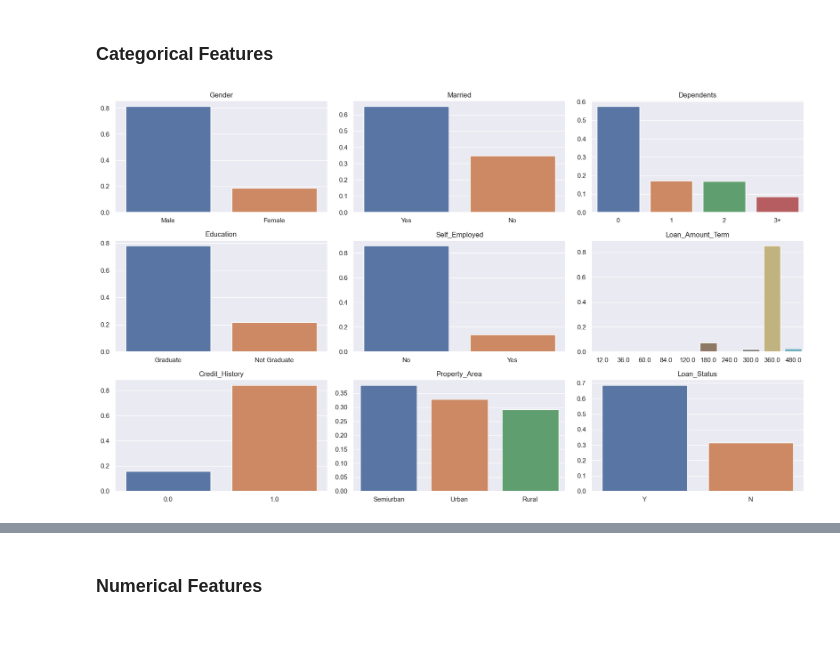
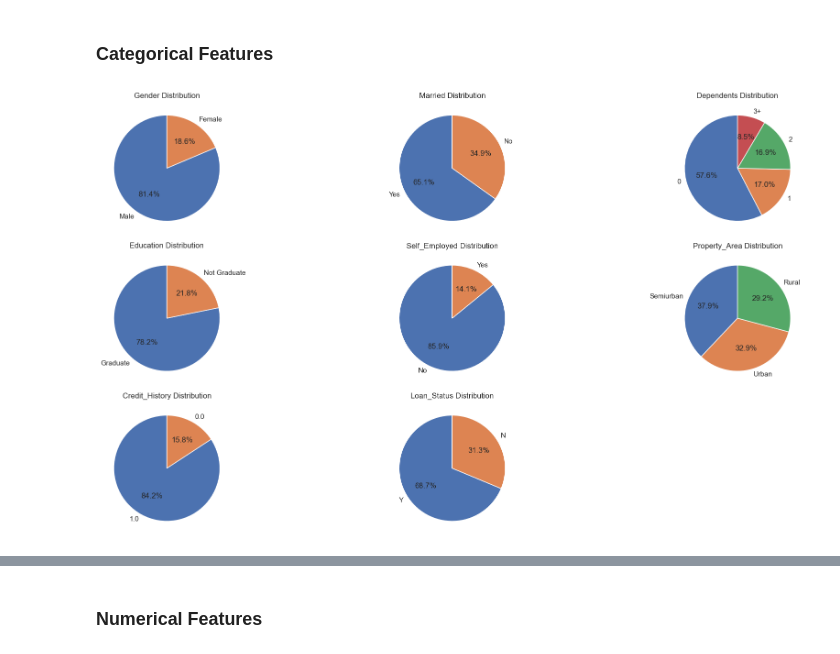
Before and after one commit to ahmedelgamal0/Loan-Eligibility-Prediction, a Jupyter notebook: Loan_Predection.ipynb, the cells around one changed output, grey strips where cells are left out. Cells and saved outputs as stored; diff of their text form; code cells hidden in the pictures.

```diff
--- a/Loan_Predection.ipynb
+++ b/Loan_Predection.ipynb
@@ -117,20 +119,3 @@ Univariate analysis is used in this section to analyze each variable individuall
 **For categorical features** ,frequency tables or bar plots can be used to calculate the number of each category in a particular variable.
 # %% [markdown]
 ### Categorical Features
-# %%
-# Visualizing categorical data individually
-plt.figure(figsize=(17, 10))
-index = 1
-for column in train.columns:
-    if column not in ['Loan_ID','ApplicantIncome','CoapplicantIncome', 'LoanAmount']:
-        graph = pd.value_counts(train[column].values, sort=True, normalize=True)
-
-        plt.subplot(3, 3, index)
-        plt.title(column)
-
-        plt.tight_layout()
-        sns.barplot(x=graph.index, y=graph)
-
-        index += 1
-# %% [output]
-[figure, removed]
@@ -138,0 +122,26 @@ sns.set_theme()
+# %%
+# Visualizing categorical data individually
+categorical_var = ['Gender', 'Married', 'Dependents', 'Education', 'Self_Employed', 'Property_Area', 'Credit_History', 'Loan_Status']
+
+# Create figure with subplots
+fig, axs = plt.subplots(nrows=3, ncols=3, figsize=(20, 10))
+
+for i, var in enumerate(categorical_var):
+    if i < len(axs.flat):
+
+        # Each category value count
+        val_count = train[var].value_counts()
+
+        # Create a pie chart
+        axs.flat[i].pie(val_count, labels=val_count.index, autopct='%1.1f%%', startangle=90)
+
+        # Set a title for each subplot
+        axs.flat[i].set_title(f'{var} Distribution')
+
+# Remove the last subplot
+fig.delaxes(axs[2, 2])
+
+# Add spacing between subplots
+fig.tight_layout()
+# %% [output]
+[figure, added]
```
Also changed, not shown: parts of 32 cells of this notebook.
